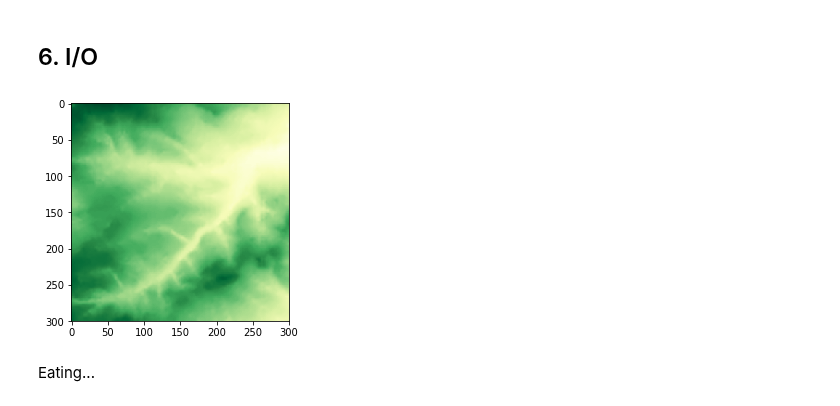
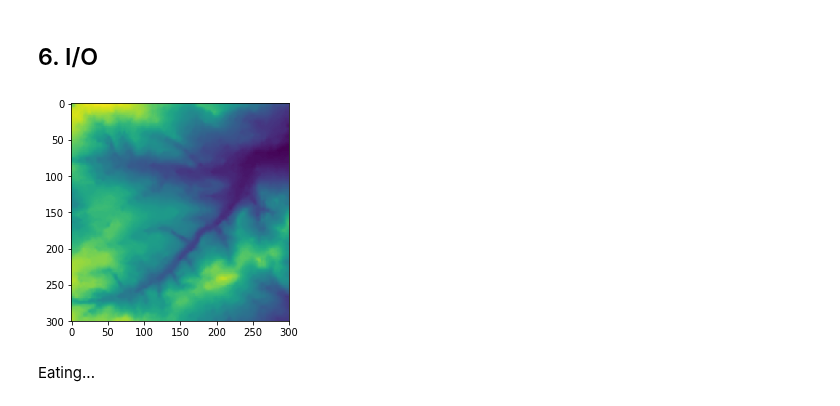
Before and after one commit to amiraliemami/SheepSim, a Jupyter notebook: Jupyter Workbook.ipynb, the cells around one changed output. Saved outputs shown, nothing was run; the diff lists cells and outputs as text; code cells hidden in the pictures.

```diff
--- a/Jupyter Workbook.ipynb
+++ b/Jupyter Workbook.ipynb
@@ -376,20 +353,20 @@ plt.show()
 # %%
 environment = []
 
 with open('data/in.txt') as f:
     for line in f:
         parsed_line = line.split(',')
         rowlist = []
         for value in parsed_line:
             rowlist.append(int(value))
 
         environment.append(rowlist)
 
-plt.imshow(environment, cmap='YlGn')
+plt.imshow(environment)
 #plt.axis('off')
 plt.show()
 # %% [output]
-[figure, old version]
+[figure, new version]
 # %% [markdown]
 Eating...
 # %%
```
Also changed, not shown: parts of 21 cells of this notebook, 3 other files.
